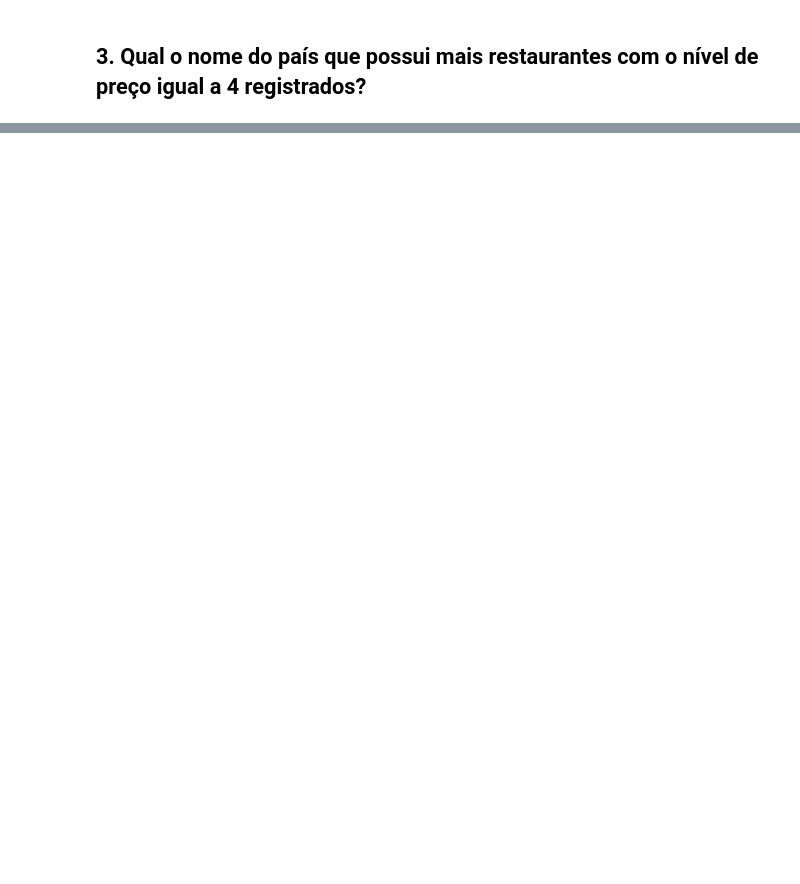
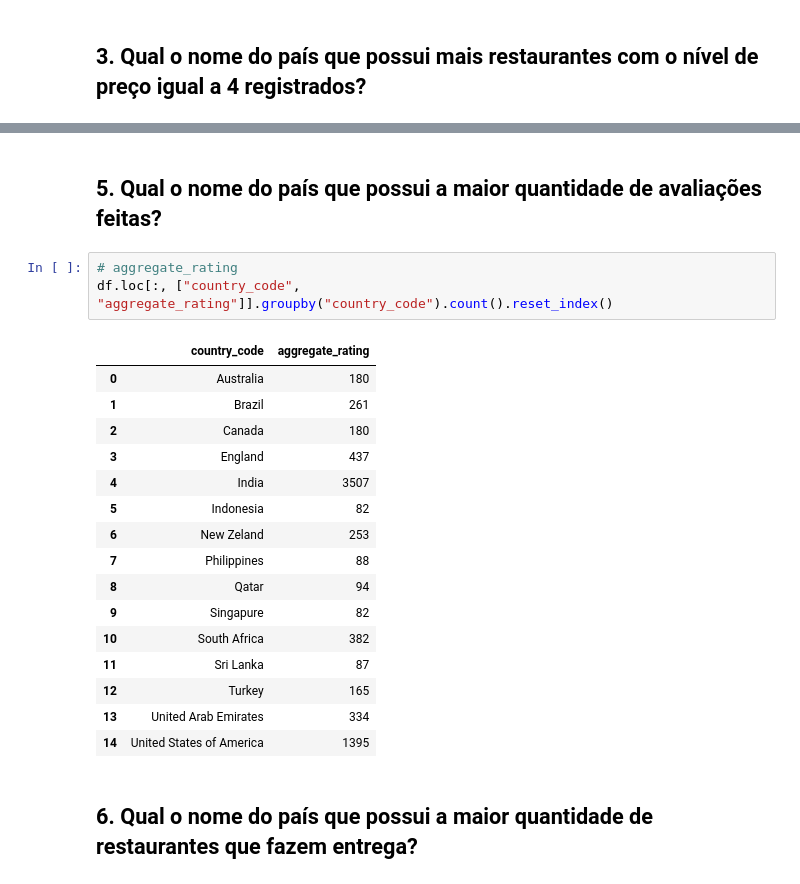
Before and after one commit to RezendeRafaell/fomeZero, a Jupyter notebook: fomeZeroPerguntasIniciais.ipynb, the cells around one changed output, grey strips where cells are left out. Drawn from its saved outputs; the diff is of its cells as text; blank space fills up the shorter version.

```diff
--- a/fomeZeroPerguntasIniciais.ipynb
+++ b/fomeZeroPerguntasIniciais.ipynb
@@ -116,0 +254,24 @@ dtype: int64
+# %% [markdown]
+## 5. Qual o nome do país que possui a maior quantidade de avaliações feitas?
+# %%
+# aggregate_rating
+df.loc[:, ["country_code", "aggregate_rating"]].groupby("country_code").count().reset_index()
+# %% [output]
+|  | country_code | aggregate_rating |
+| 0 | Australia | 180 |
+| 1 | Brazil | 261 |
+| 2 | Canada | 180 |
+| 3 | England | 437 |
+| 4 | India | 3507 |
+| 5 | Indonesia | 82 |
+| 6 | New Zeland | 253 |
+| 7 | Philippines | 88 |
+| 8 | Qatar | 94 |
+| 9 | Singapure | 82 |
+| 10 | South Africa | 382 |
+| 11 | Sri Lanka | 87 |
+| 12 | Turkey | 165 |
+| 13 | United Arab Emirates | 334 |
+| 14 | United States of America | 1395 |
+# %% [markdown]
+## 6. Qual o nome do país que possui a maior quantidade de restaurantes que fazem entrega?
```
Also changed, not shown: parts of 106 cells of this notebook, 1 other file.
